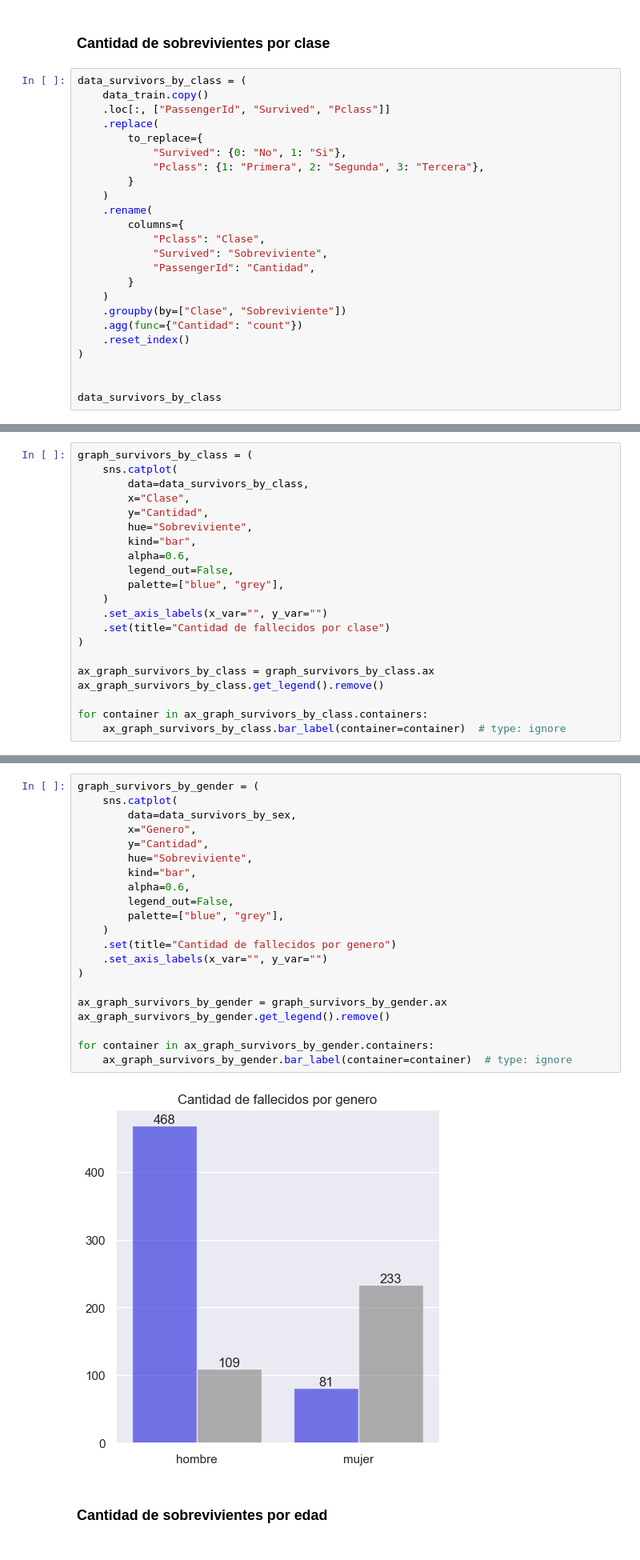
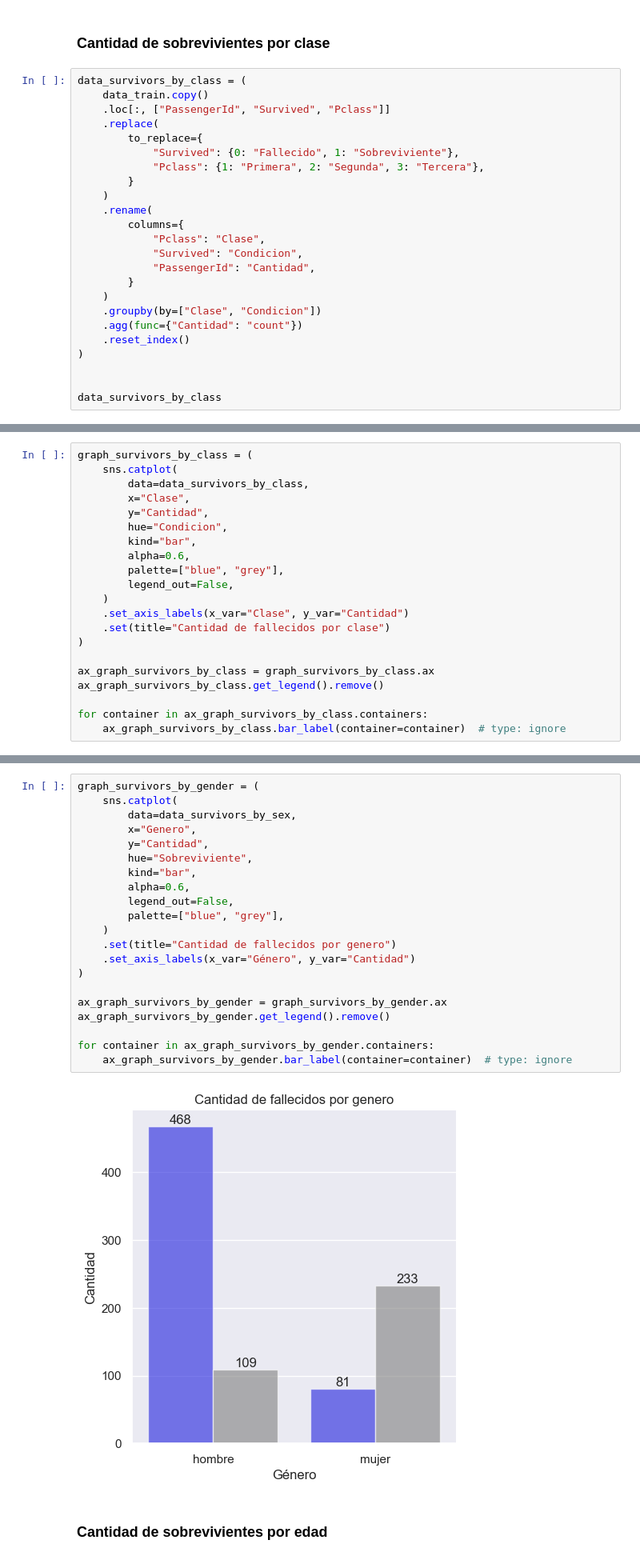
Before and after one commit to joackob/titanic-ml, a Jupyter notebook: notebooks/2-visual-and-statistical-exploration.ipynb, the cells around one changed output, grey strips where cells are left out. Shown at 80% size. Saved outputs shown, nothing was run; the diff lists cells and outputs as text.

```diff
--- a/notebooks/2-visual-and-statistical-exploration.ipynb
+++ b/notebooks/2-visual-and-statistical-exploration.ipynb
@@ -18,18 +18,18 @@ data_survivors_by_class = (
     .loc[:, ["PassengerId", "Survived", "Pclass"]]
     .replace(
         to_replace={
-            "Survived": {0: "No", 1: "Si"},
+            "Survived": {0: "Fallecido", 1: "Sobreviviente"},
             "Pclass": {1: "Primera", 2: "Segunda", 3: "Tercera"},
         }
     )
     .rename(
         columns={
             "Pclass": "Clase",
-            "Survived": "Sobreviviente",
+            "Survived": "Condicion",
             "PassengerId": "Cantidad",
         }
     )
-    .groupby(by=["Clase", "Sobreviviente"])
+    .groupby(by=["Clase", "Condicion"])
     .agg(func={"Cantidad": "count"})
     .reset_index()
 )
@@ -50,13 +50,13 @@ graph_survivors_by_class = (
         data=data_survivors_by_class,
         x="Clase",
         y="Cantidad",
-        hue="Sobreviviente",
+        hue="Condicion",
         kind="bar",
         alpha=0.6,
+        palette=["blue", "grey"],
         legend_out=False,
-        palette=["blue", "grey"],
     )
-    .set_axis_labels(x_var="", y_var="")
+    .set_axis_labels(x_var="Clase", y_var="Cantidad")
     .set(title="Cantidad de fallecidos por clase")
 )
 
@@ -100,26 +100,26 @@ data_survivors_by_sex
 # %%
 graph_survivors_by_gender = (
     sns.catplot(
         data=data_survivors_by_sex,
         x="Genero",
         y="Cantidad",
         hue="Sobreviviente",
         kind="bar",
         alpha=0.6,
         legend_out=False,
         palette=["blue", "grey"],
     )
     .set(title="Cantidad de fallecidos por genero")
-    .set_axis_labels(x_var="", y_var="")
+    .set_axis_labels(x_var="Género", y_var="Cantidad")
 )
 
 ax_graph_survivors_by_gender = graph_survivors_by_gender.ax
 ax_graph_survivors_by_gender.get_legend().remove()
 
 for container in ax_graph_survivors_by_gender.containers:
     ax_graph_survivors_by_gender.bar_label(container=container)  # type: ignore
 # %% [output]
-[figure, old version]
+[figure, new version]
 # %% [markdown]
 ### Cantidad de sobrevivientes por edad
 # %% [markdown]
```
Also changed, not shown: parts of 3 cells of this notebook.
